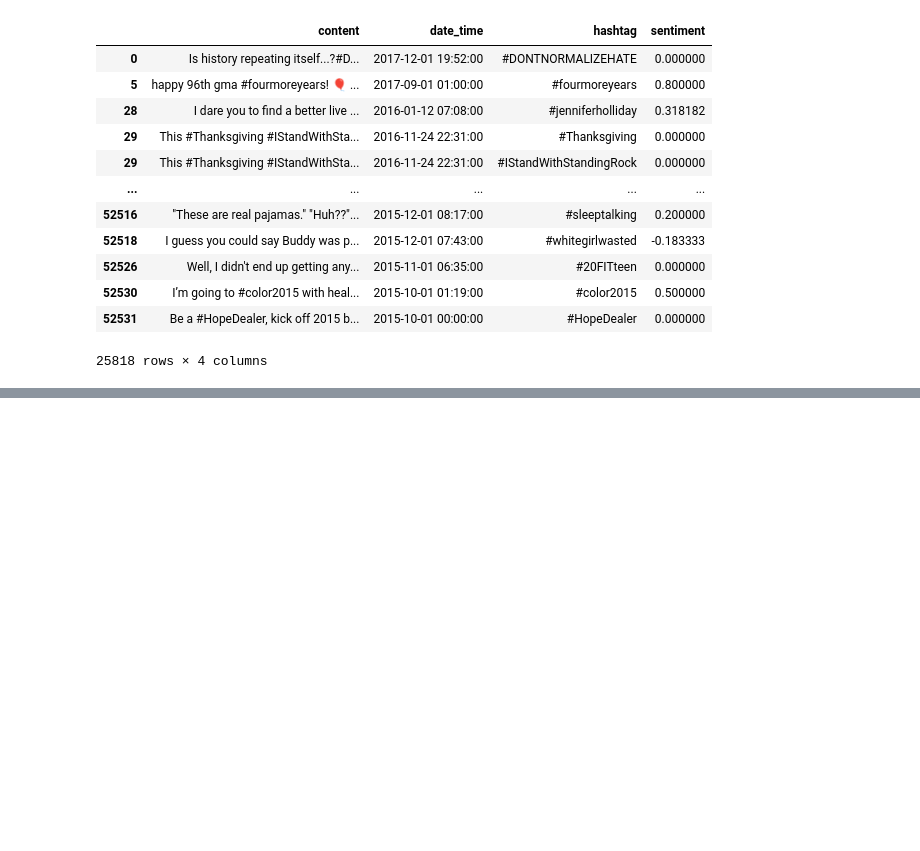
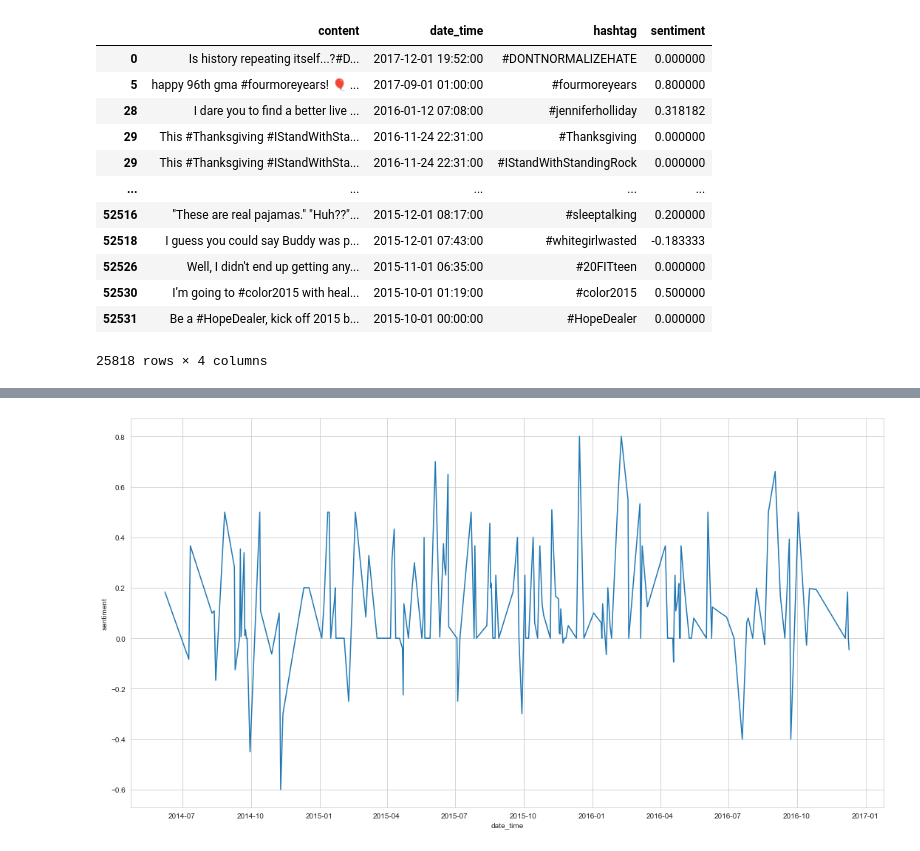
Before and after one commit to gakshat14/hist_time, a Jupyter notebook: notebooks/tweet_parser.ipynb, the cells around one changed output, grey strips where cells are left out. Drawn from its saved outputs; the diff is of its cells as text; code cells hidden in the pictures; blank space fills up the shorter version.

```diff
--- a/notebooks/tweet_parser.ipynb
+++ b/notebooks/tweet_parser.ipynb
@@ -171,0 +235,6 @@ df
+# %%
+fig, ax = plt.subplots(figsize=(15, 8))
+sns.lineplot(data=df[df.hashtag == '#ActOnClimate'], x='date_time', y='sentiment', ax=ax, ci=False)
+plt.show()
+# %% [output]
+[figure, added]
```
Also changed, not shown: parts of 64 cells of this notebook, 6 other files.
